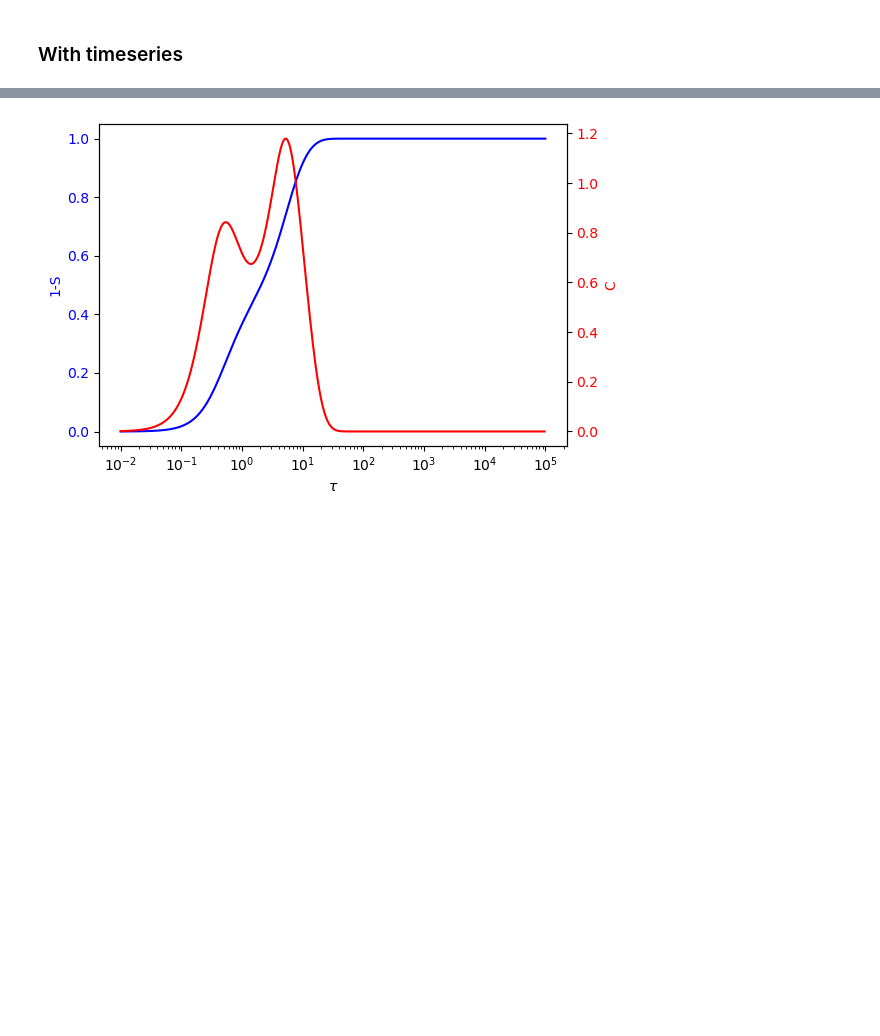
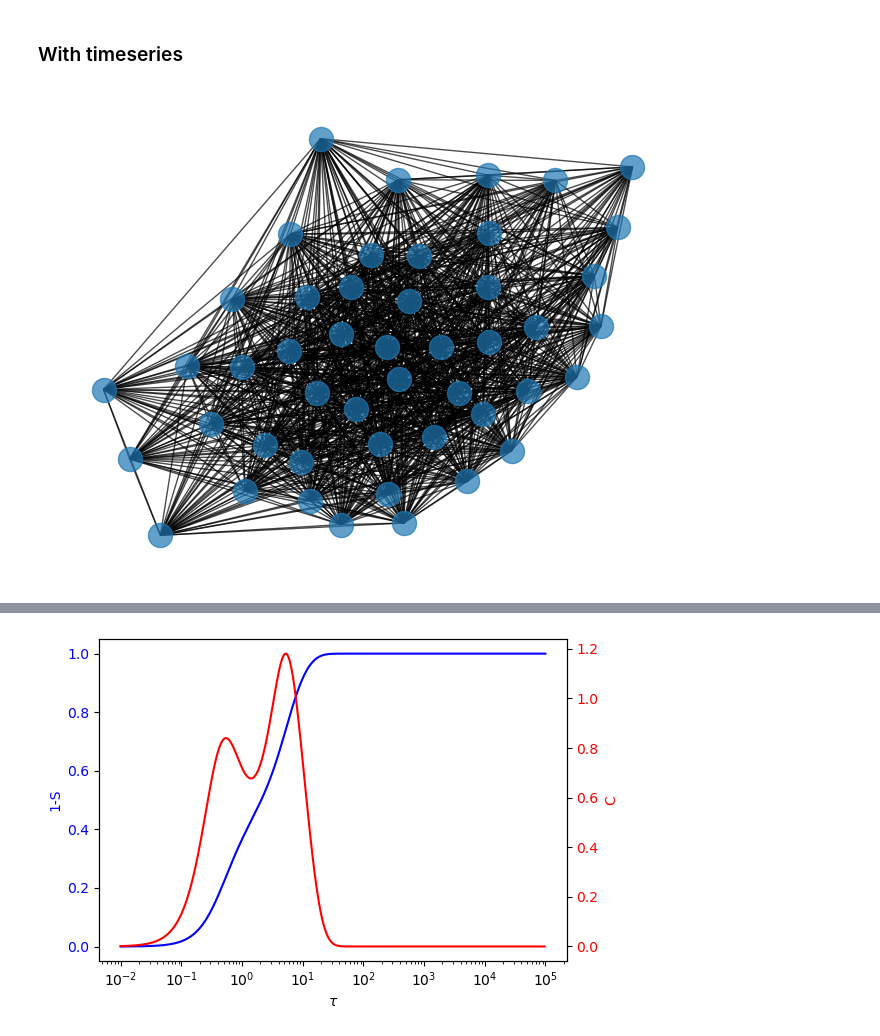
Before and after one commit to giulioiannelli/multifun-brain, a Jupyter notebook: notebooks/01_basic_usage.ipynb, the cells around one changed output, grey strips where cells are left out. Cells and saved outputs as stored; diff of their text form; code cells hidden in the pictures; blank space fills up the shorter version.

```diff
--- a/notebooks/01_basic_usage.ipynb
+++ b/notebooks/01_basic_usage.ipynb
@@ -89,6 +91,10 @@ nx.draw(G, pos=pos, ax=ax[1], node_color=node_colors, alpha=0.7)
 # %%
 ts = np.loadtxt(path_data / "HarvardOxford_48Parcels.ts.1D").T
 G, remnodes = build_correlation_network(ts)
+# %%
+nx.draw(G, with_labels=False, alpha=0.7)
+# %% [output]
+[figure, added]
 # %%
 Th, Einf, Pinf = compute_threshold_stats(G)
 #
```
Also changed, not shown: parts of 9 cells of this notebook, 7 other files.
